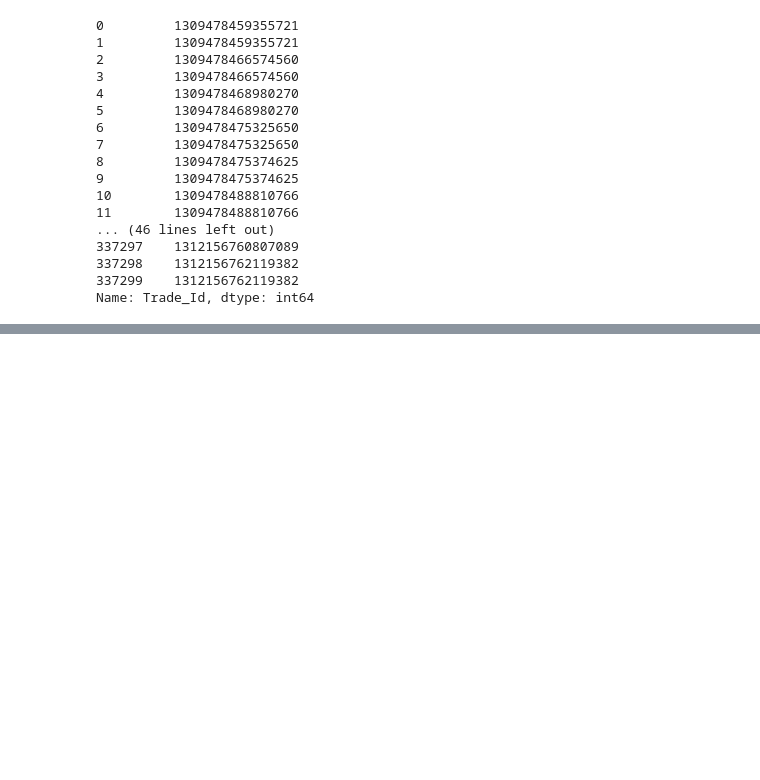
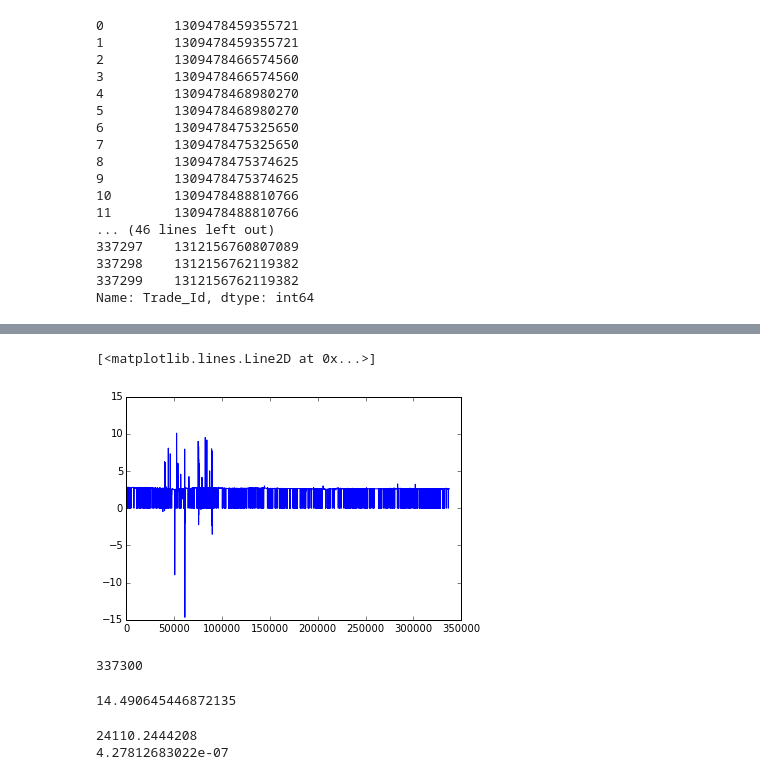
Before and after one commit to achab/bitcoin, a Jupyter notebook: exploration_stephane.ipynb, the cells around one changed output, grey strips where cells are left out. Saved outputs shown, nothing was run; the diff lists cells and outputs as text; code cells hidden in the pictures; blank space fills up the shorter version.

```diff
--- a/exploration_stephane.ipynb
+++ b/exploration_stephane.ipynb
@@ -50,0 +98,20 @@ Name: Trade_Id, dtype: int64
+# %%
+plt.plot(np.log(data['Money']/data['Bitcoins']))
+# %% [output]
+[<matplotlib.lines.Line2D at 0x...>]
+[figure, added]
+# %%
+len(ret)
+# %% [output]
+337300
+# %%
+np.mean(ret
+       )
+# %% [output]
+14.490645446872135
+# %%
+print(np.max(ret))
+print(np.min(ret))
+# %% [output]
+24110.2444208
+4.27812683022e-07
```
Also changed, not shown: parts of 27 cells of this notebook.
